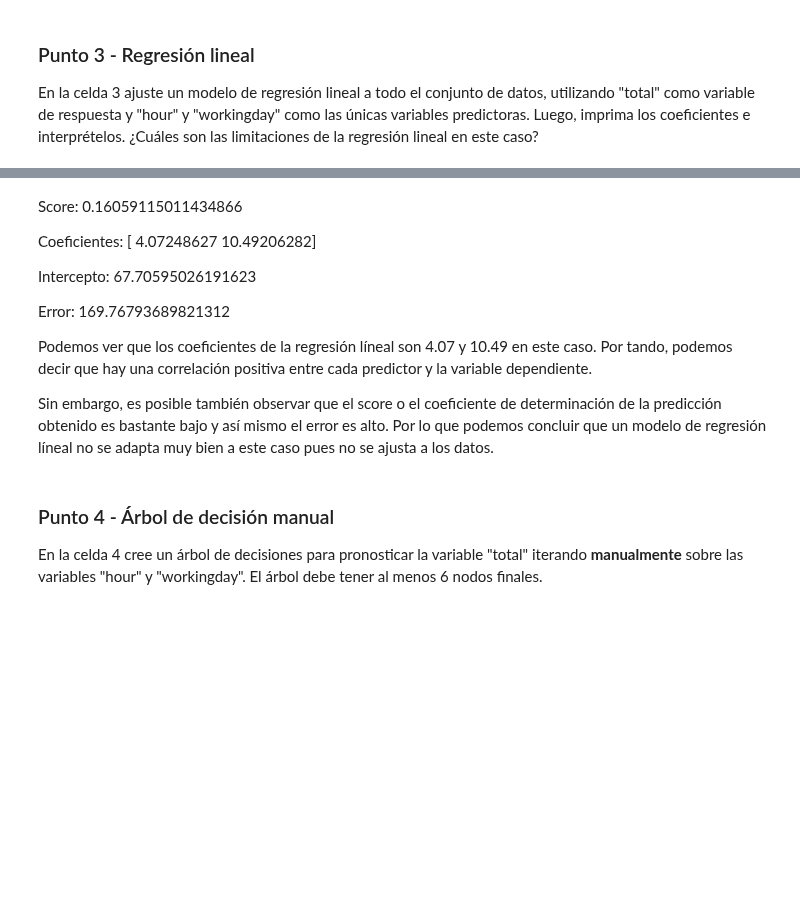
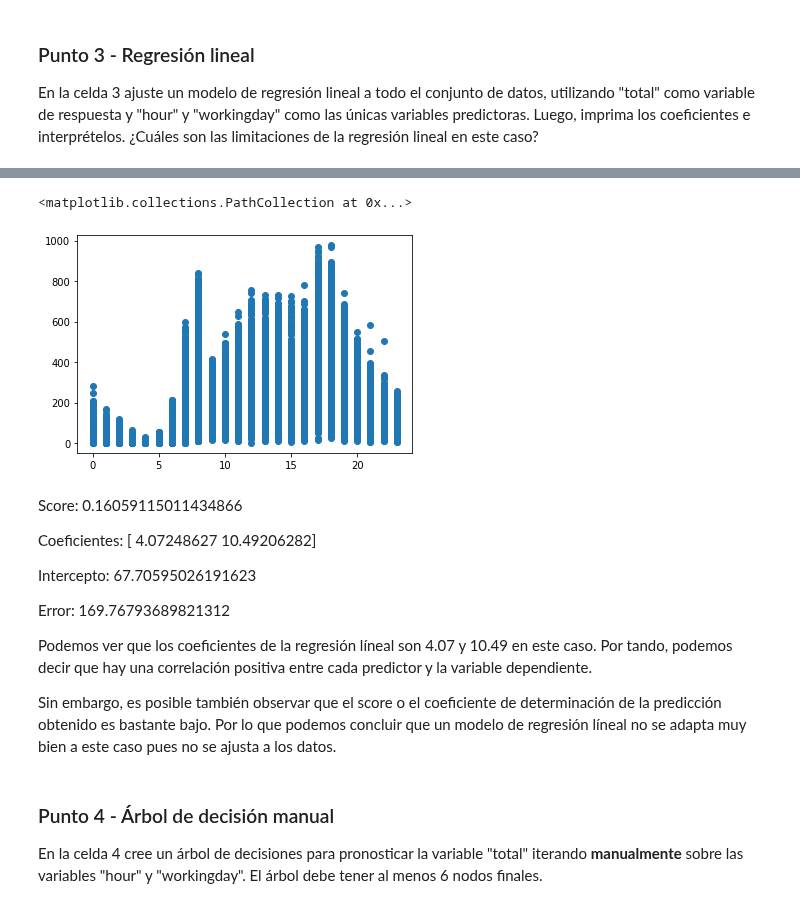
Before and after one commit to dsmunoz34/ML_NLP, a Jupyter notebook: Semana 1/S1TC1_arboles_ensamblajes.ipynb, the cells around one changed output, grey strips where cells are left out. Cells and saved outputs as stored; diff of their text form; code cells hidden in the pictures; blank space fills up the shorter version.

```diff
--- a/Semana 1/S1TC1_arboles_ensamblajes.ipynb
+++ b/Semana 1/S1TC1_arboles_ensamblajes.ipynb
@@ -155,3 +156,8 @@ Error:  169.76793689821312
+# %%
+plt.scatter(X['hour'], y)
+# %% [output]
+<matplotlib.collections.PathCollection at 0x...>
+[figure, added]
 # %% [markdown]
 Score:  0.16059115011434866
 
@@ -163,7 +169,7 @@ Error:  169.76793689821312
 
 Podemos ver que los coeficientes de la regresión líneal son 4.07 y 10.49 en este caso. Por tando, podemos decir que hay una correlación positiva entre cada predictor y la variable dependiente.
 
-Sin embargo, es posible también observar que el score o el coeficiente de determinación de la predicción obtenido es bastante bajo y así mismo el error es alto. Por lo que podemos concluir que un modelo de regresión líneal no se adapta muy bien a este caso pues no se ajusta a los datos.
+Sin embargo, es posible también observar que el score o el coeficiente de determinación de la predicción obtenido es bastante bajo. Por lo que podemos concluir que un modelo de regresión líneal no se adapta muy bien a este caso pues no se ajusta a los datos.
 # %% [markdown]
 ### Punto 4 - Árbol de decisión manual
 En la celda 4 cree un árbol de decisiones para pronosticar la variable "total" iterando **manualmente** sobre las variables "hour" y  "workingday". El árbol debe tener al menos 6 nodos finales.
```
Also changed, not shown: parts of 7 cells of this notebook.
